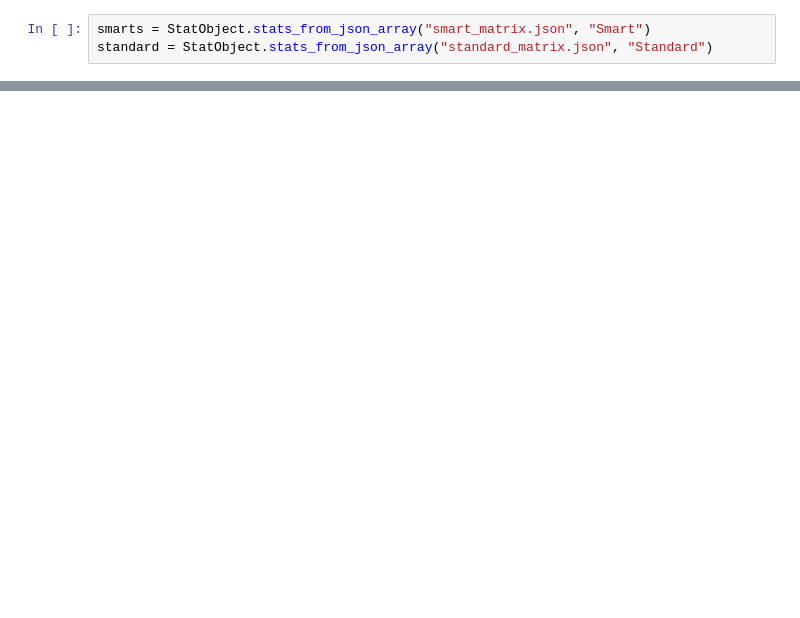
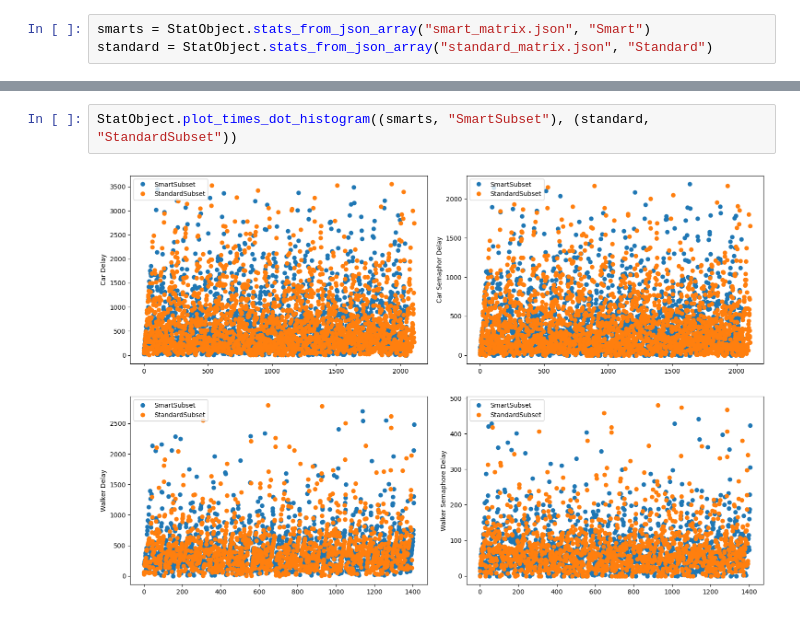
Before and after one commit to BritoAlv/proyecto-ia, a Jupyter notebook: src/simulation_results/Stats.ipynb, the cells around one changed output, grey strips where cells are left out. Cells and saved outputs as stored; diff of their text form; blank space fills up the shorter version.

```diff
--- a/src/simulation_results/Stats.ipynb
+++ b/src/simulation_results/Stats.ipynb
@@ -224 +228,5 @@ StatObject.plot_scatter("Walker delay", "Walker semaphor delay", smarts[0].value
+# %%
+StatObject.plot_times_dot_histogram((smarts, "SmartSubset"), (standard, "StandardSubset"))
+# %% [output]
+[figure, added]
 # %%
```
Also changed, not shown: parts of 5 cells of this notebook, 11 other files.
